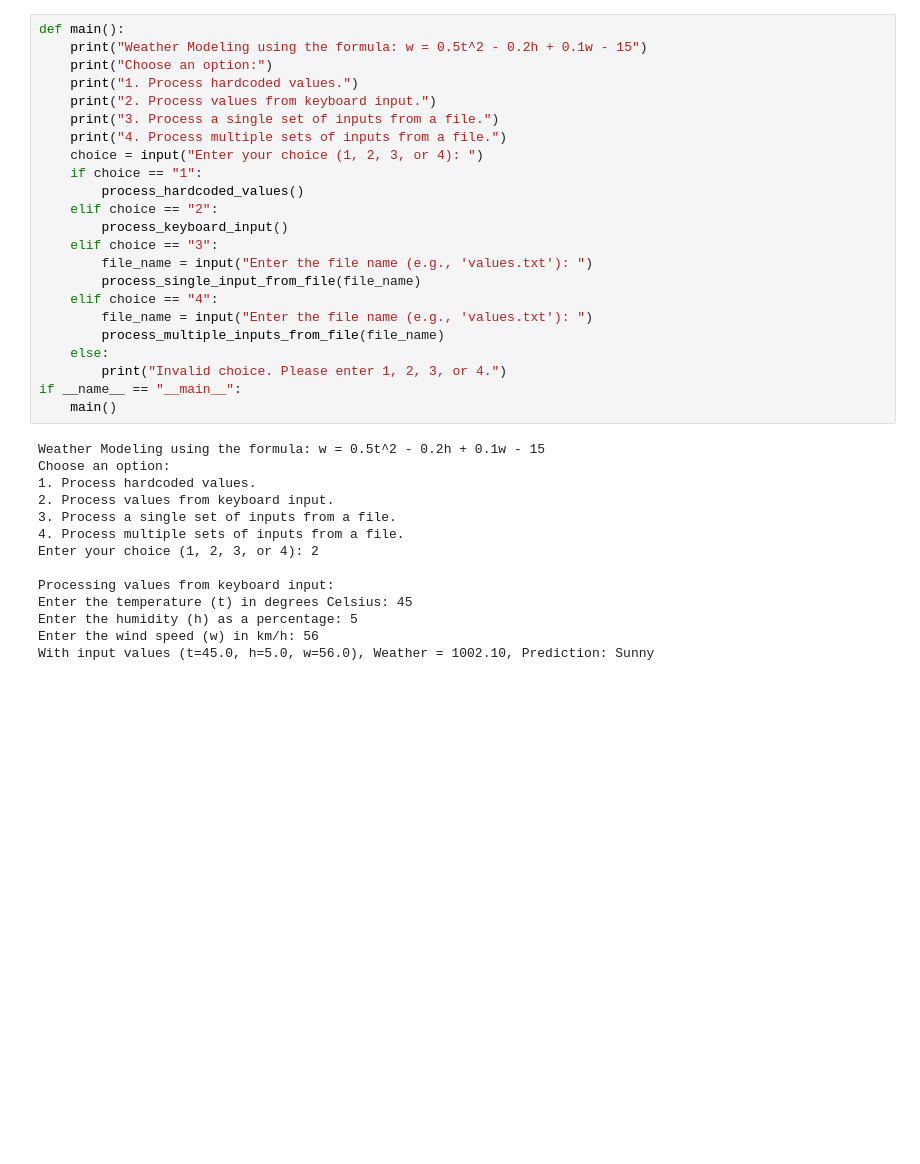
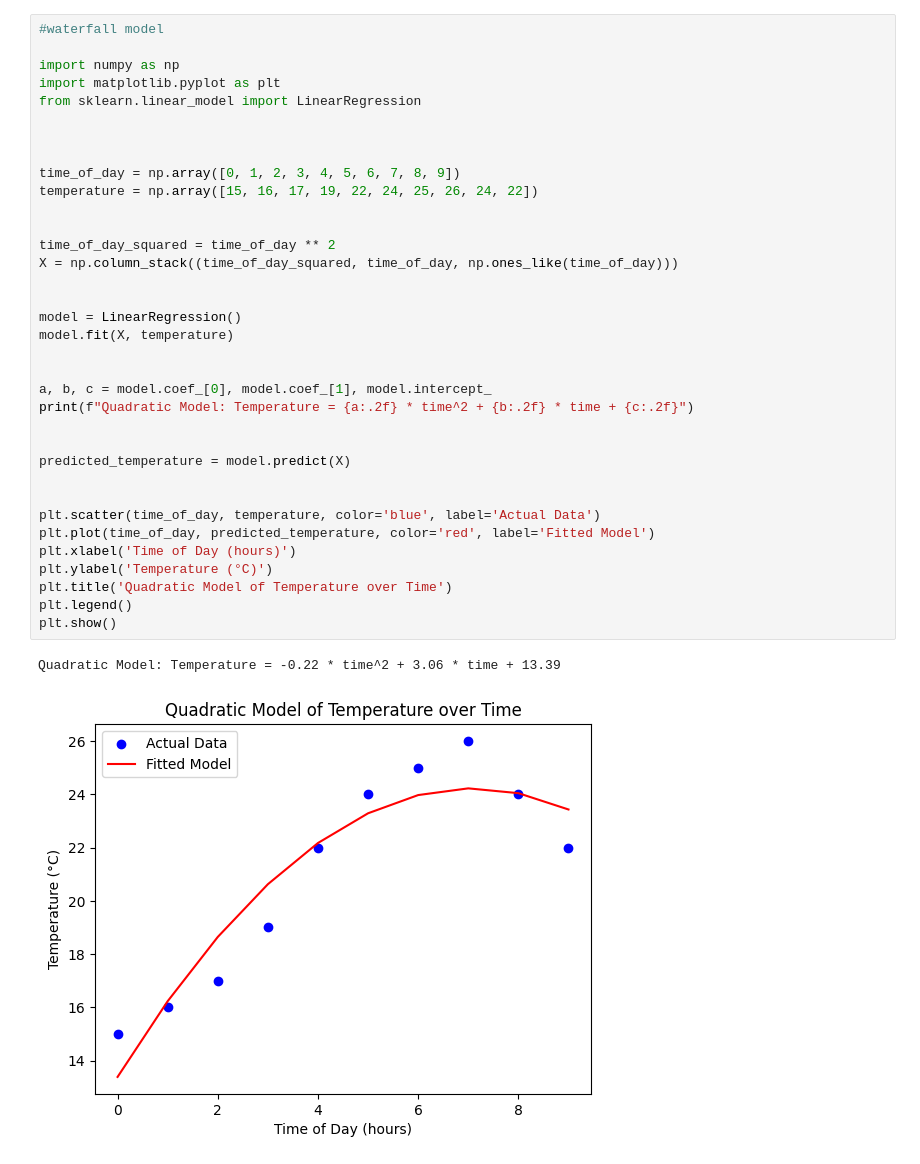
Before and after one commit to Saiviswanadh1/lab1, a Jupyter notebook: lab2.ipynb, the cells around one changed output. Saved outputs shown, nothing was run; the diff lists cells and outputs as text; blank space fills up the shorter version.

```diff
--- a/lab2.ipynb
+++ b/lab2.ipynb
@@ -114,37 +3,38 @@ def validate_wind_speed(w):
-# %%
-def main():
-    print("Weather Modeling using the formula: w = 0.5t^2 - 0.2h + 0.1w - 15")
-    print("Choose an option:")
-    print("1. Process hardcoded values.")
-    print("2. Process values from keyboard input.")
-    print("3. Process a single set of inputs from a file.")
-    print("4. Process multiple sets of inputs from a file.")
-    choice = input("Enter your choice (1, 2, 3, or 4): ")
-    if choice == "1":
-        process_hardcoded_values()
-    elif choice == "2":
-        process_keyboard_input()
-    elif choice == "3":
-        file_name = input("Enter the file name (e.g., 'values.txt'): ")
-        process_single_input_from_file(file_name)
-    elif choice == "4":
-        file_name = input("Enter the file name (e.g., 'values.txt'): ")
-        process_multiple_inputs_from_file(file_name)
-    else:
-        print("Invalid choice. Please enter 1, 2, 3, or 4.")
-if __name__ == "__main__":
-    main()
-# %% [output]
-Weather Modeling using the formula: w = 0.5t^2 - 0.2h + 0.1w - 15
-Choose an option:
-1. Process hardcoded values.
-2. Process values from keyboard input.
-3. Process a single set of inputs from a file.
-4. Process multiple sets of inputs from a file.
-Enter your choice (1, 2, 3, or 4): 2
-
-Processing values from keyboard input:
-Enter the temperature (t) in degrees Celsius: 45
-Enter the humidity (h) as a percentage: 5
-Enter the wind speed (w) in km/h: 56
-With input values (t=45.0, h=5.0, w=56.0), Weather = 1002.10, Prediction: Sunny
+# %%
+#waterfall model
+
+import numpy as np
+import matplotlib.pyplot as plt
+from sklearn.linear_model import LinearRegression
+
+
+
+time_of_day = np.array([0, 1, 2, 3, 4, 5, 6, 7, 8, 9])
+temperature = np.array([15, 16, 17, 19, 22, 24, 25, 26, 24, 22])
+
+
+time_of_day_squared = time_of_day ** 2
+X = np.column_stack((time_of_day_squared, time_of_day, np.ones_like(time_of_day)))
+
+
+model = LinearRegression()
+model.fit(X, temperature)
+
+
+a, b, c = model.coef_[0], model.coef_[1], model.intercept_
+print(f"Quadratic Model: Temperature = {a:.2f} * time^2 + {b:.2f} * time + {c:.2f}")
+
+
+predicted_temperature = model.predict(X)
+
+
+plt.scatter(time_of_day, temperature, color='blue', label='Actual Data')
+plt.plot(time_of_day, predicted_temperature, color='red', label='Fitted Model')
+plt.xlabel('Time of Day (hours)')
+plt.ylabel('Temperature (°C)')
+plt.title('Quadratic Model of Temperature over Time')
+plt.legend()
+plt.show()
+# %% [output]
+Quadratic Model: Temperature = -0.22 * time^2 + 3.06 * time + 13.39
+[figure, added]
```
Also changed, not shown: parts of 8 cells of this notebook.
